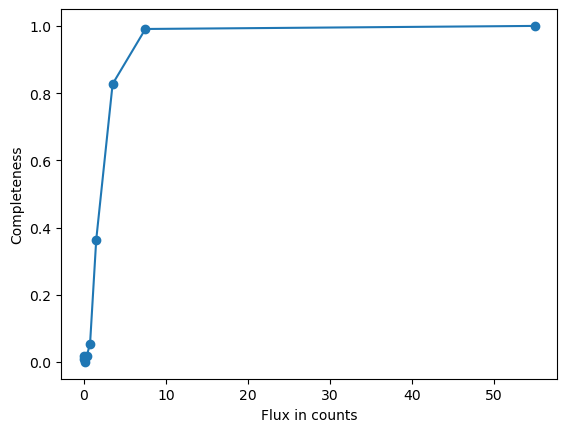
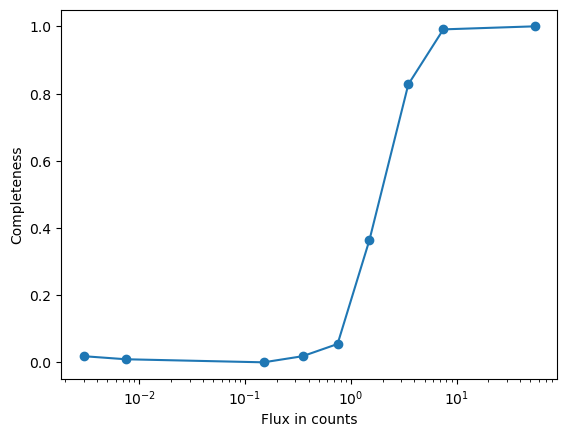
Unified diff of the notebook cell whose output changed from the first chart to the second:
--- before
+++ after
@@ -21,5 +21,5 @@
     c = det.sum() / mask.sum()
     completeness.append(c)
-    flux_ = np.mean(bins[n])
+    flux_ = np.mean(bins[n]) 
     flux.append(flux_)
 
@@ -27,4 +27,5 @@
         
 plt.plot(flux, completeness, marker="o")
+plt.xscale("log")
 plt.xlabel("Flux in counts")
 plt.ylabel("Completeness")

Commit: update für das CUBE skript